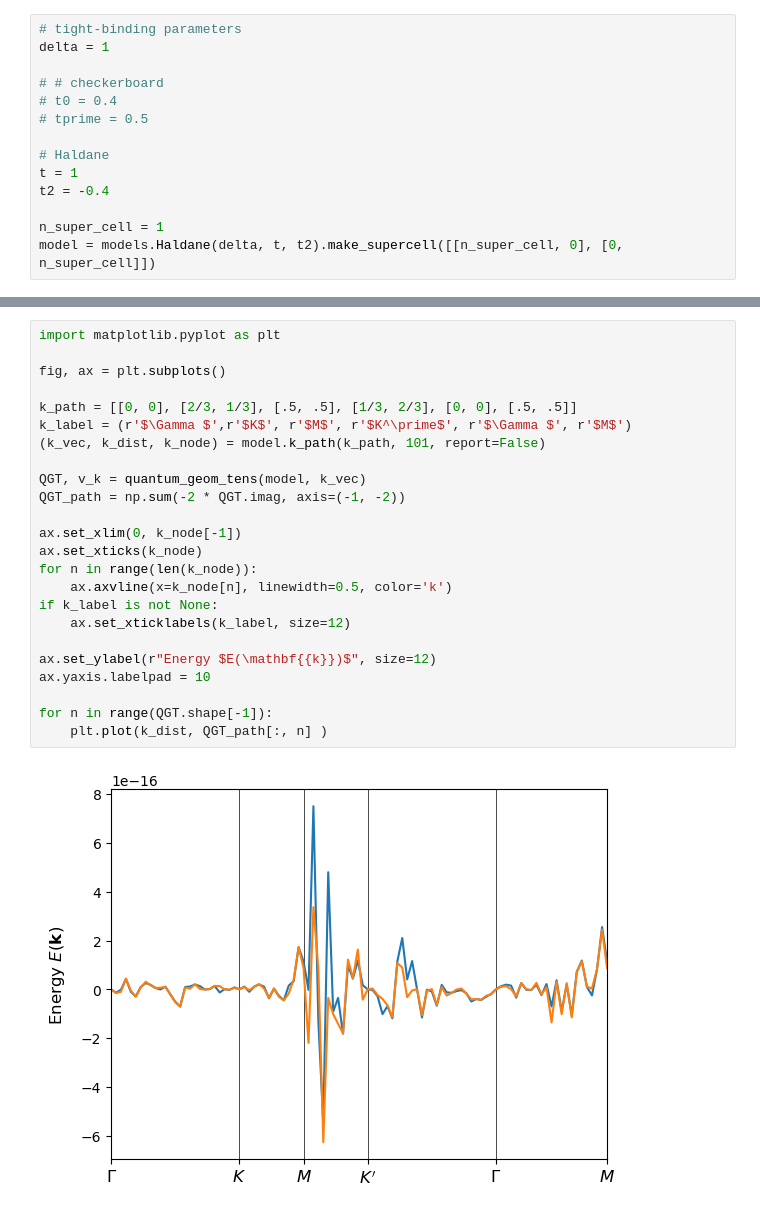
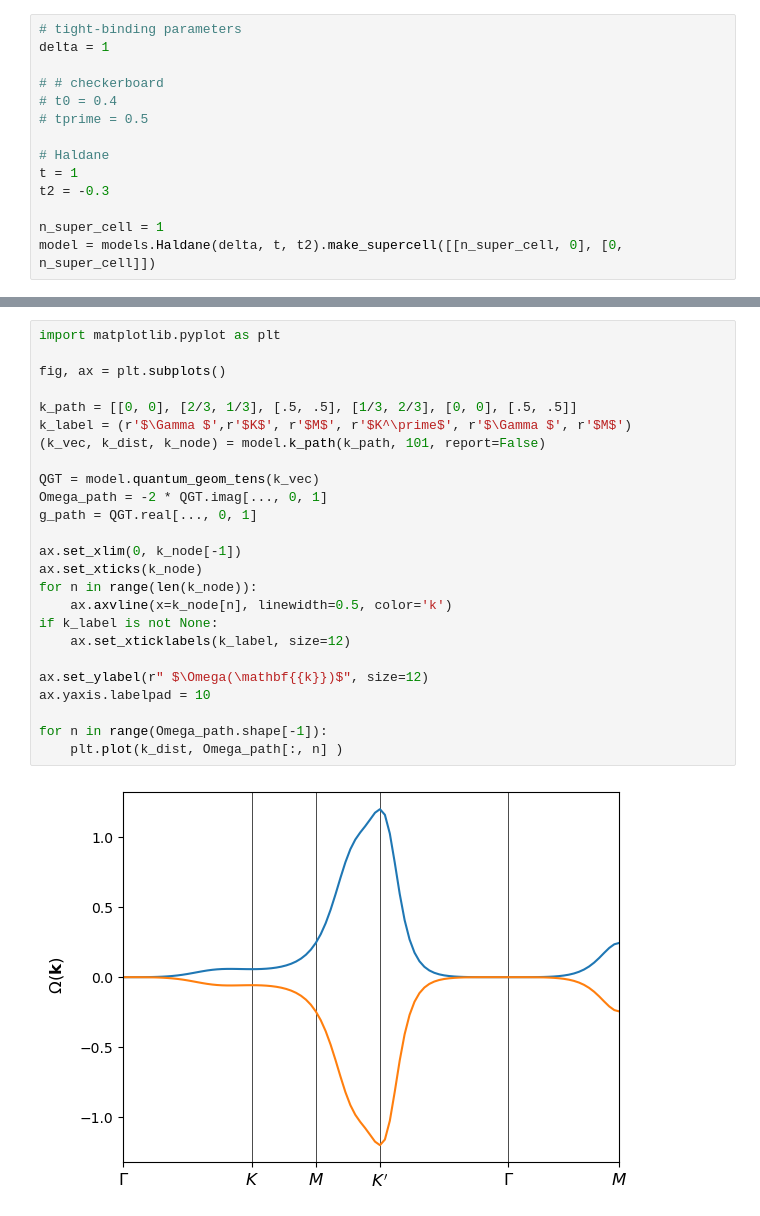
Before and after one commit to treycole/WanPy, a Jupyter notebook: dev notebooks/quantum_metric.ipynb, the cells around one changed output, grey strips where cells are left out. Cells and saved outputs as stored; diff of their text form.

Commit message:
Quantum metric, model child class

```diff
--- a/dev notebooks/quantum_metric.ipynb
+++ b/dev notebooks/quantum_metric.ipynb
@@ -20,7 +20,7 @@ delta = 1
 
 # Haldane
 t = 1
-t2 = -0.4
+t2 = -0.3
 
 n_super_cell = 1
 model = models.Haldane(delta, t, t2).make_supercell([[n_super_cell, 0], [0, n_super_cell]])
@@ -285,26 +157,27 @@ array([-1.23860891e-15, -1.16097876e-15])
 # %%
 import matplotlib.pyplot as plt
 
 fig, ax = plt.subplots()
 
 k_path = [[0, 0], [2/3, 1/3], [.5, .5], [1/3, 2/3], [0, 0], [.5, .5]]
 k_label = (r'$\Gamma $',r'$K$', r'$M$', r'$K^\prime$', r'$\Gamma $', r'$M$')
 (k_vec, k_dist, k_node) = model.k_path(k_path, 101, report=False)
 
-QGT, v_k = quantum_geom_tens(model, k_vec)
-QGT_path = np.sum(-2 * QGT.imag, axis=(-1, -2))
+QGT = model.quantum_geom_tens(k_vec)
+Omega_path = -2 * QGT.imag[..., 0, 1]
+g_path = QGT.real[..., 0, 1]
 
 ax.set_xlim(0, k_node[-1])
 ax.set_xticks(k_node)
 for n in range(len(k_node)):
     ax.axvline(x=k_node[n], linewidth=0.5, color='k')
 if k_label is not None:
     ax.set_xticklabels(k_label, size=12)
 
-ax.set_ylabel(r"Energy $E(\mathbf{{k}})$", size=12)
+ax.set_ylabel(r" $\Omega(\mathbf{{k}})$", size=12)
 ax.yaxis.labelpad = 10
 
-for n in range(QGT.shape[-1]):
-    plt.plot(k_dist, QGT_path[:, n] )
+for n in range(Omega_path.shape[-1]):
+    plt.plot(k_dist, Omega_path[:, n] )
 # %% [output]
-[figure, old version]
+[figure, new version]
```
Also changed, not shown: parts of 24 cells of this notebook, 12 other files.
